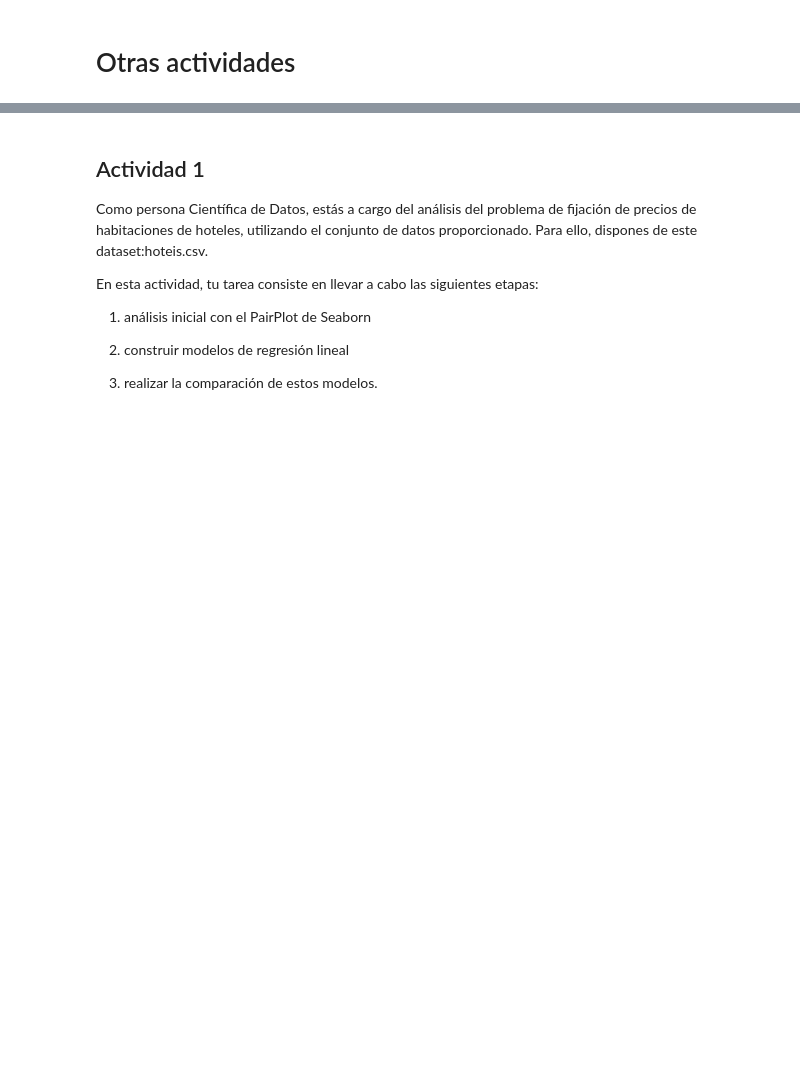
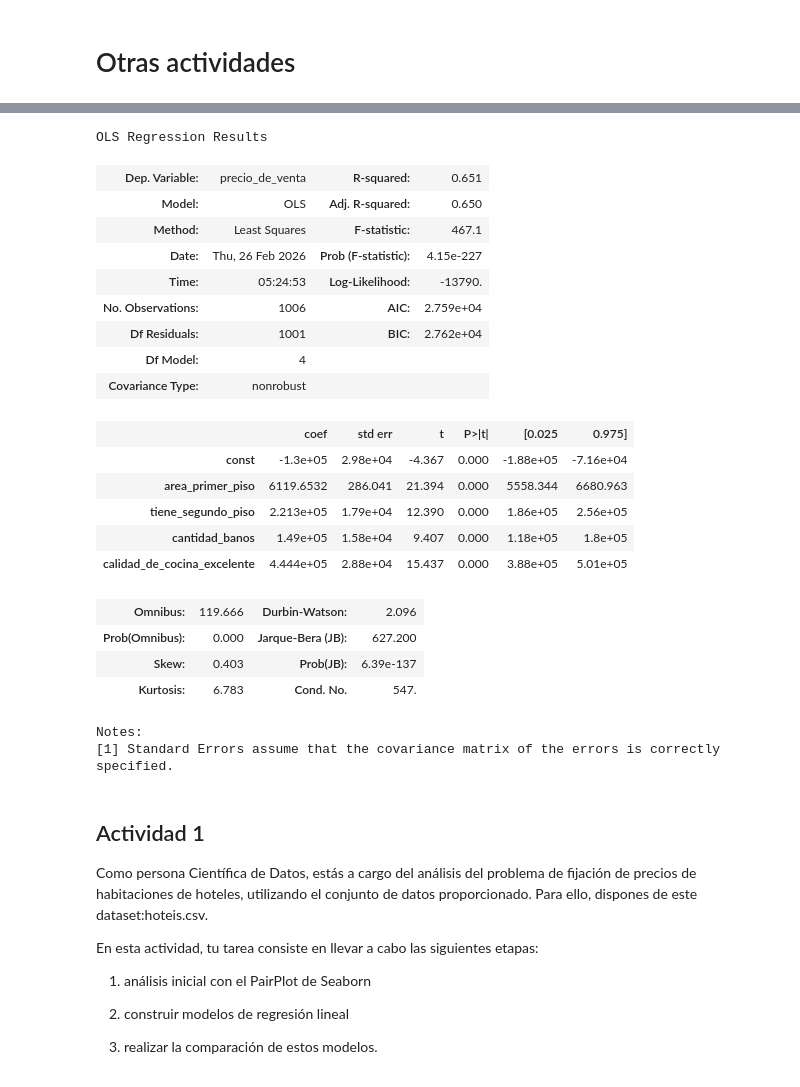
Before and after one commit to JCSR2022/Alura_Data_Science, a Jupyter notebook: Testing_Relationships_with_Linear_Regression/precios_de_inmuebles_regresion_lineal.ipynb, the cells around one changed output, grey strips where cells are left out. Drawn from its saved outputs; the diff is of its cells as text; code cells hidden in the pictures; blank space fills up the shorter version.

```diff
--- a/Testing_Relationships_with_Linear_Regression/precios_de_inmuebles_regresion_lineal.ipynb
+++ b/Testing_Relationships_with_Linear_Regression/precios_de_inmuebles_regresion_lineal.ipynb
@@ -689,0 +810,7 @@ Cuando dos o más cosas que estás intentando estudiar son tan parecidas que es
+# %%
+explicativa = dict()
+for i,modelo in enumerate(modelos[1:]):
+  explicativa[i+1] = list(modelo.params.index)
+
+for k,v in explicativa.items():
+  print(f'Modelo {k}: {v}')
@@ -698,3 +870,56 @@ Residuos: la discrepancia entre los valores reales y los valores que el modelo p
+# %%
+"""
+Después de entrenar el modelo,
+ podemos guardarlo en un archivo usando la biblioteca pickle.
+ Para ello, es necesario importar la biblioteca y luego
+ podemos usar la función pickle.dump(), indicando el modelo
+ y el archivo como parámetros.
+"""
+
+import pickle
+
+# Nombre del archivo donde se guardará el modelo
+nombre_archivo = 'modelo_regresion_lineal.pkl'
+
+# Guardar el modelo en un archivo usando pickle
+with open(nombre_archivo, 'wb') as archivo:
+    pickle.dump(modelo, archivo)
+# %%
+"""
+Cargar el Modelo de vuelta con Pickle:
+Después de guardar el modelo, podemos cargarlo de
+ para uso posterior. Para hacer esto, simplemente
+ usamos el método pickle.load() utilizando el
+ archivo como parámetro de la función
+ """
+# Cargar el modelo de vuelta del archivo
+with open(nombre_archivo, 'rb') as archivo:
+    modelo_cargado = pickle.load(archivo)
+# %%
+modelo_cargado.summary()
+# %% [output]
+OLS Regression Results
+| Dep. Variable: | precio_de_venta | R-squared: | 0.651 |
+| Model: | OLS | Adj. R-squared: | 0.650 |
+| Method: | Least Squares | F-statistic: | 467.1 |
+| Date: | Thu, 26 Feb 2026 | Prob (F-statistic): | 4.15e-227 |
+| Time: | 05:24:53 | Log-Likelihood: | -13790. |
+| No. Observations: | 1006 | AIC: | 2.759e+04 |
+| Df Residuals: | 1001 | BIC: | 2.762e+04 |
+| Df Model: | 4 |  |  |
+| Covariance Type: | nonrobust |  |  |
+|  | coef | std err | t | P>|t| | [0.025 | 0.975] |
+| const | -1.3e+05 | 2.98e+04 | -4.367 | 0.000 | -1.88e+05 | -7.16e+04 |
+| area_primer_piso | 6119.6532 | 286.041 | 21.394 | 0.000 | 5558.344 | 6680.963 |
+| tiene_segundo_piso | 2.213e+05 | 1.79e+04 | 12.390 | 0.000 | 1.86e+05 | 2.56e+05 |
+| cantidad_banos | 1.49e+05 | 1.58e+04 | 9.407 | 0.000 | 1.18e+05 | 1.8e+05 |
+| calidad_de_cocina_excelente | 4.444e+05 | 2.88e+04 | 15.437 | 0.000 | 3.88e+05 | 5.01e+05 |
+| Omnibus: | 119.666 | Durbin-Watson: | 2.096 |
+| Prob(Omnibus): | 0.000 | Jarque-Bera (JB): | 627.200 |
+| Skew: | 0.403 | Prob(JB): | 6.39e-137 |
+| Kurtosis: | 6.783 | Cond. No. | 547. |
+Notes:
+[1] Standard Errors assume that the covariance matrix of the errors is correctly specified.
 # %% [markdown]
 ## Actividad 1
 
```
Also changed, not shown: parts of 41 cells of this notebook.
